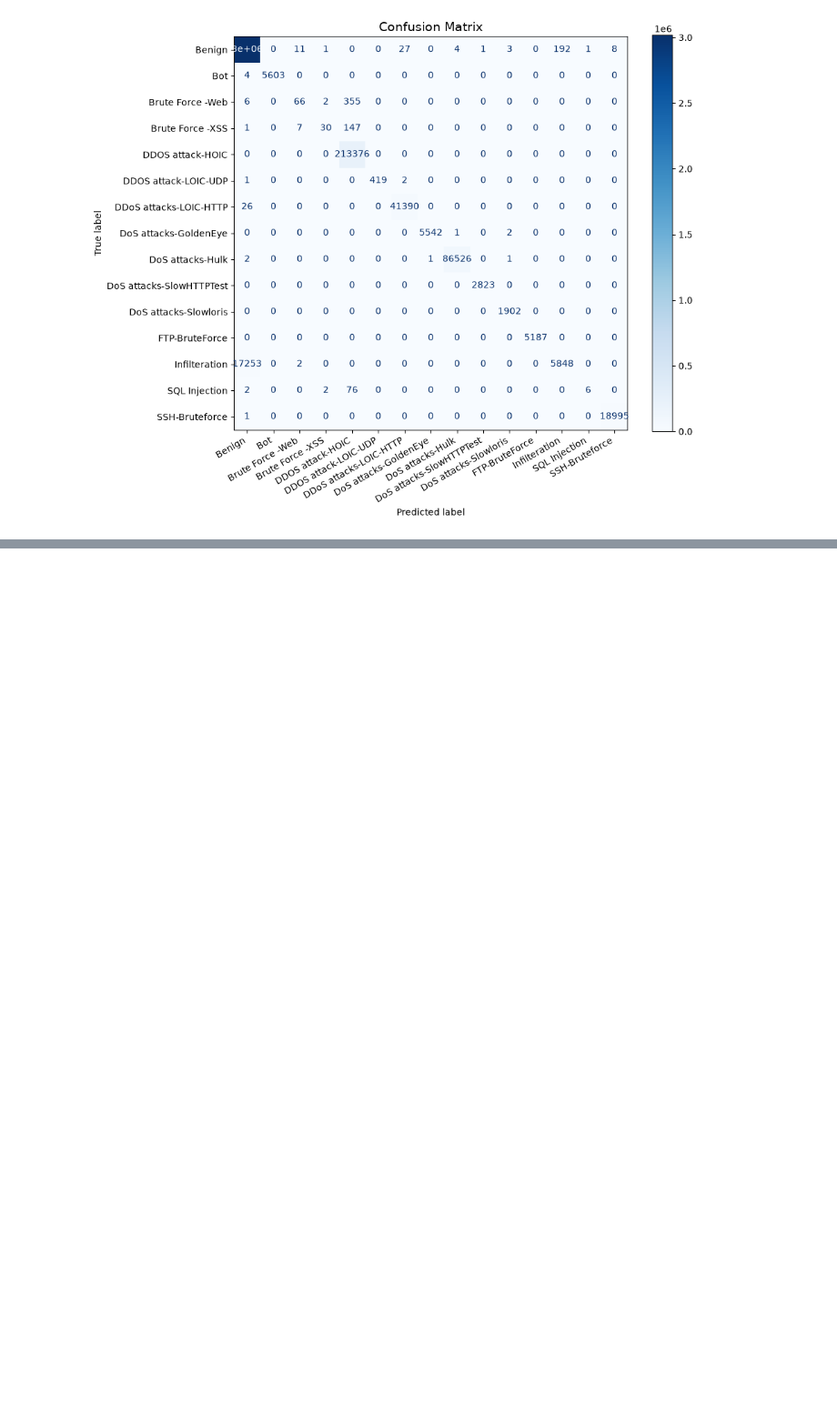
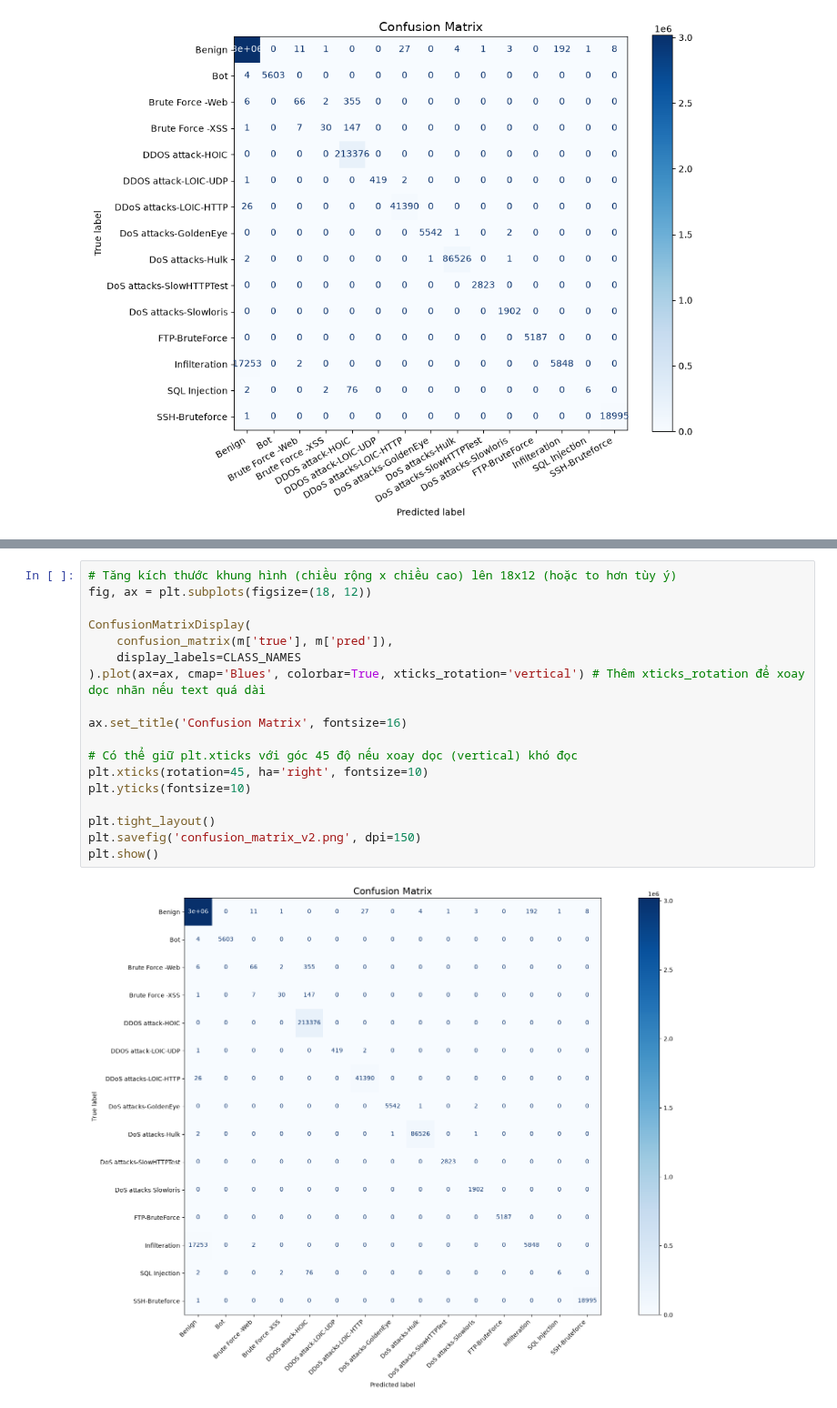
Before and after one commit to Chicothecat/Paper_1, a Jupyter notebook: git_data/Model/Our model/STID-IDS.ipynb, the cells around one changed output, grey strips where cells are left out. Shown at 91% size. Cells and saved outputs as stored; diff of their text form; blank space fills up the shorter version.

```diff
--- a/git_data/Model/Our model/STID-IDS.ipynb
+++ b/git_data/Model/Our model/STID-IDS.ipynb
@@ -922,0 +859,20 @@ plt.show()
+# %%
+# Tăng kích thước khung hình (chiều rộng x chiều cao) lên 18x12 (hoặc to hơn tùy ý)
+fig, ax = plt.subplots(figsize=(18, 12))
+
+ConfusionMatrixDisplay(
+    confusion_matrix(m['true'], m['pred']),
+    display_labels=CLASS_NAMES
+).plot(ax=ax, cmap='Blues', colorbar=True, xticks_rotation='vertical') # Thêm xticks_rotation để xoay dọc nhãn nếu text quá dài
+
+ax.set_title('Confusion Matrix', fontsize=16)
+
+# Có thể giữ plt.xticks với góc 45 độ nếu xoay dọc (vertical) khó đọc
+plt.xticks(rotation=45, ha='right', fontsize=10)
+plt.yticks(fontsize=10)
+
+plt.tight_layout()
+plt.savefig('confusion_matrix_v2.png', dpi=150)
+plt.show()
+# %% [output]
+[figure, added]
```
Also changed, not shown: parts of 1 cell of this notebook.
